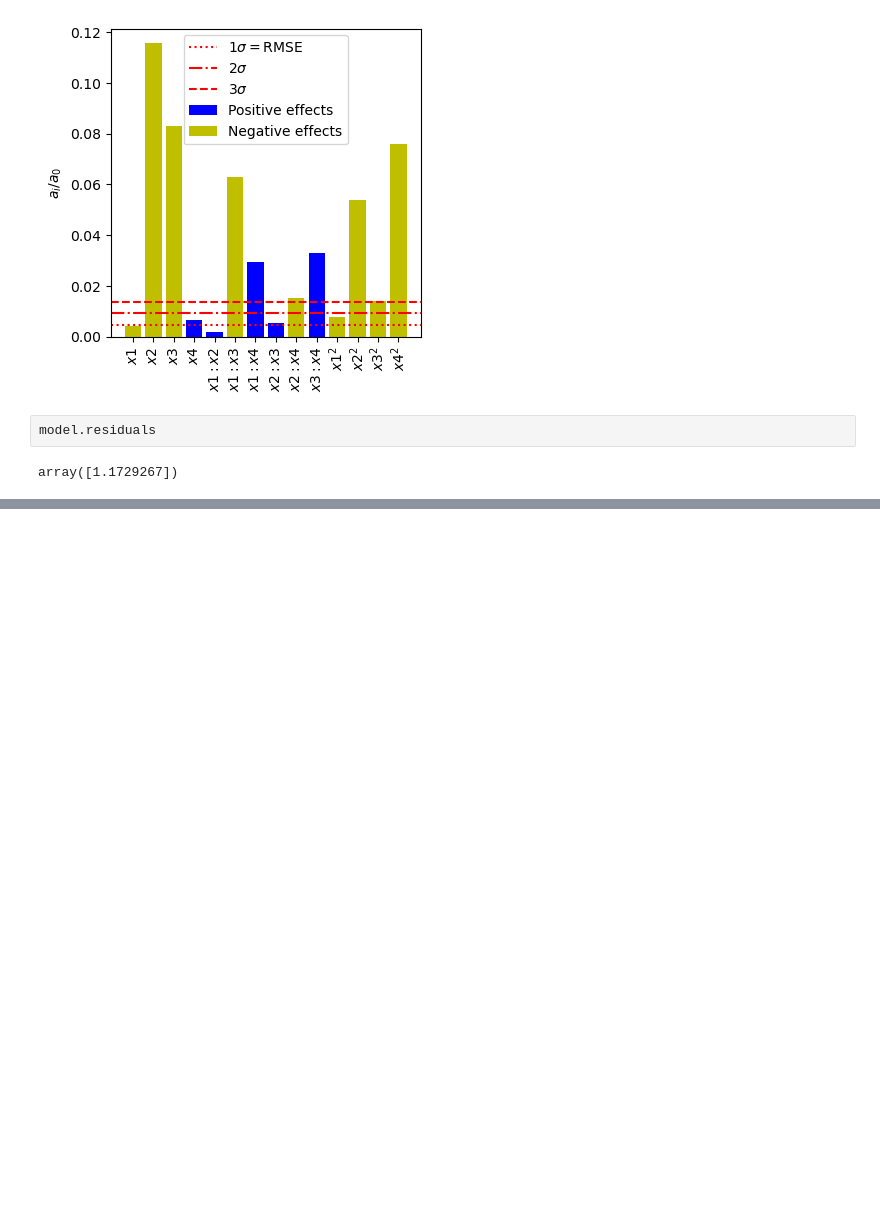
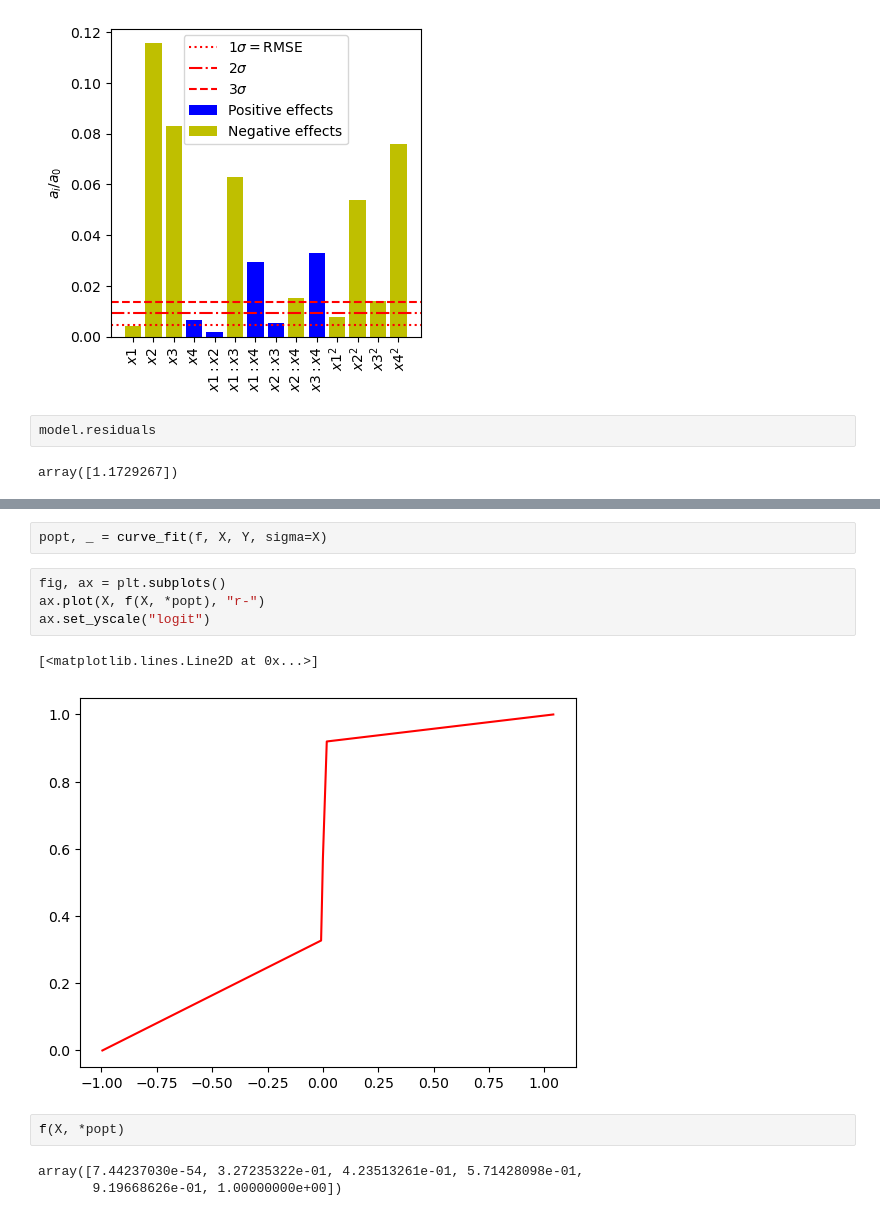
Before and after one commit to soleilvermeil/doe, a Jupyter notebook: test.ipynb, the cells around one changed output, grey strips where cells are left out. Saved outputs shown, nothing was run; the diff lists cells and outputs as text; blank space fills up the shorter version.

```diff
--- a/test.ipynb
+++ b/test.ipynb
@@ -216,0 +275,14 @@ array([1.1729267])
+# %%
+popt, _ = curve_fit(f, X, Y, sigma=X)
+# %%
+fig, ax = plt.subplots()
+ax.plot(X, f(X, *popt), "r-")
+ax.set_yscale("logit")
+# %% [output]
+[<matplotlib.lines.Line2D at 0x...>]
+[figure, added]
+# %%
+f(X, *popt)
+# %% [output]
+array([7.44237030e-54, 3.27235322e-01, 4.23513261e-01, 5.71428098e-01,
+       9.19668626e-01, 1.00000000e+00])
```
Also changed, not shown: parts of 6 cells of this notebook, 2 other files.
